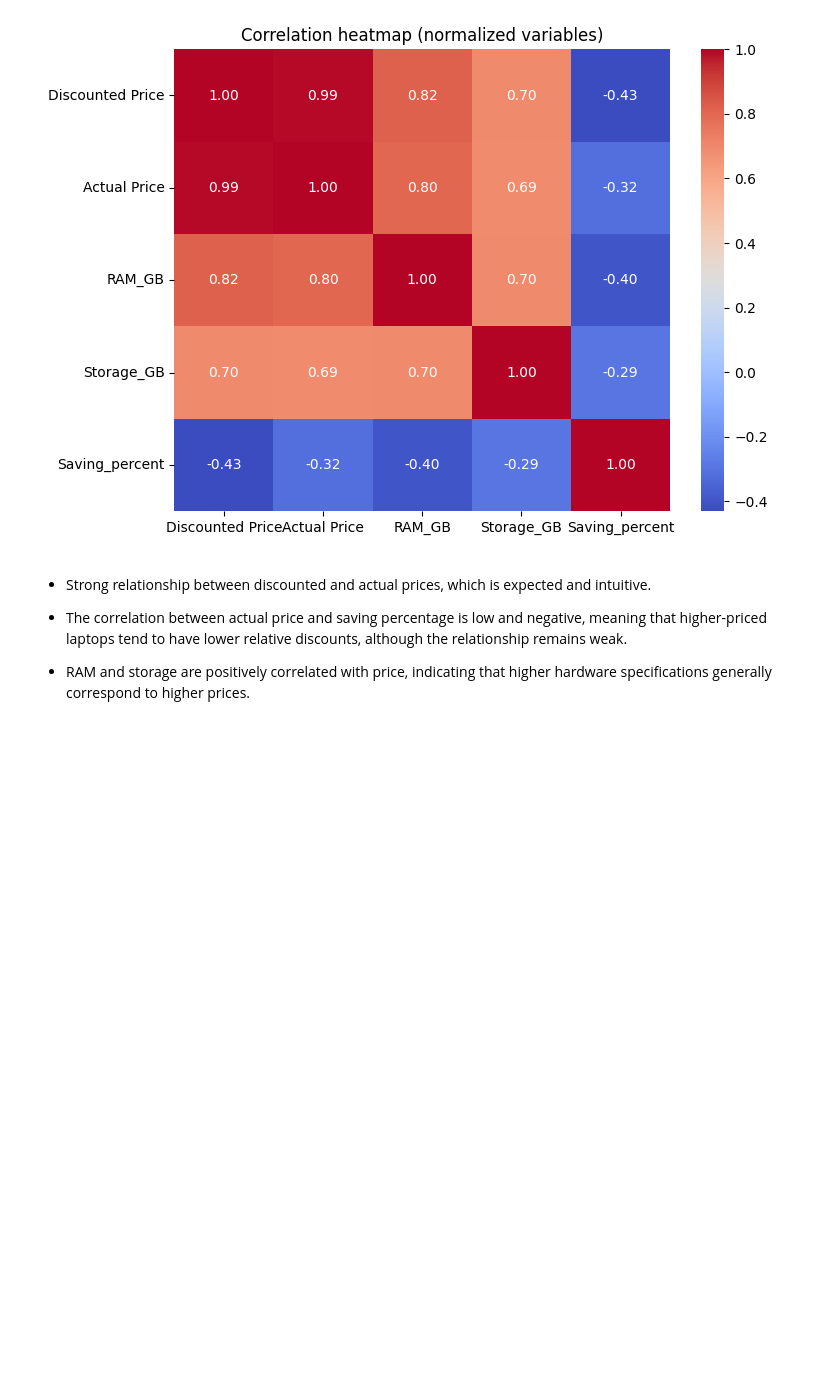
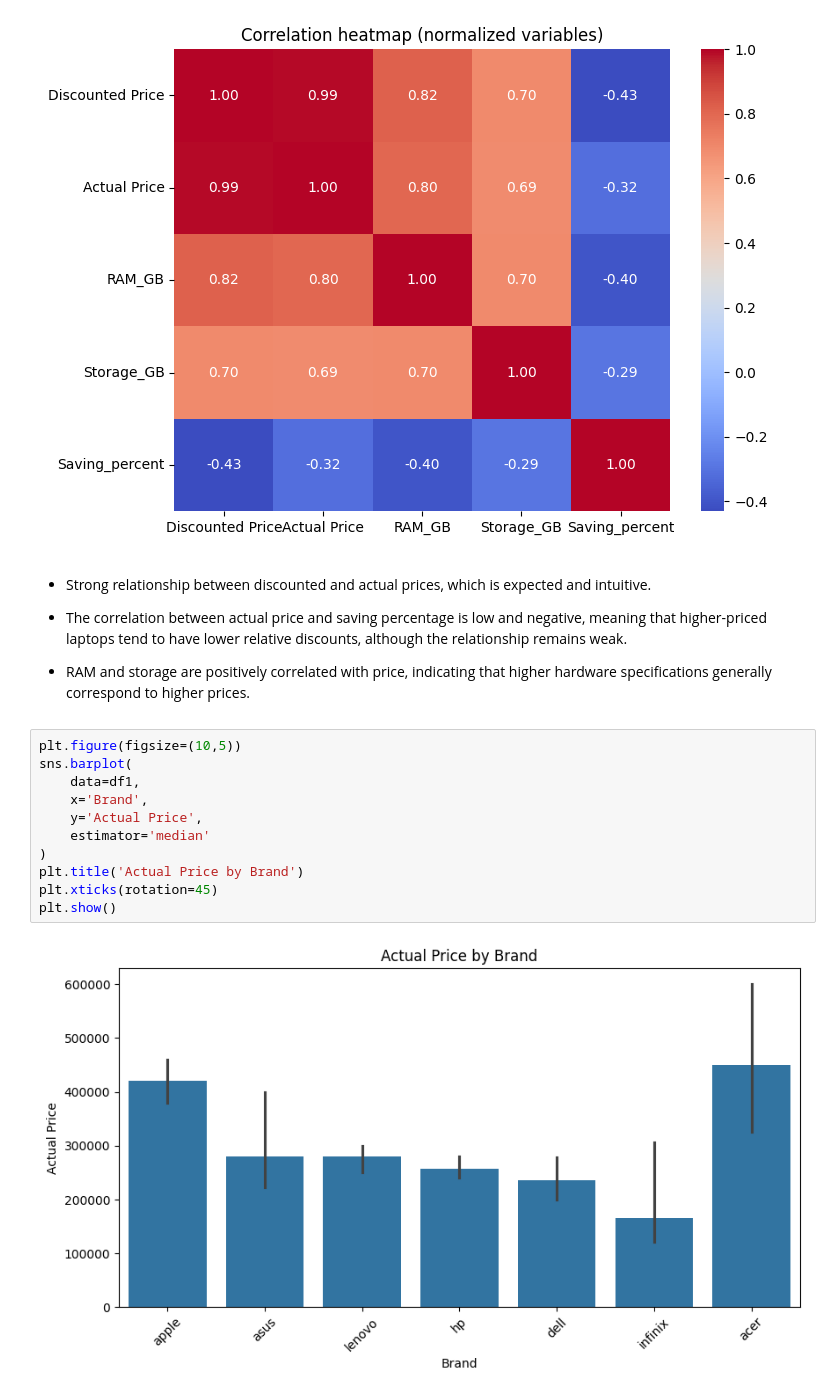
Before and after one commit to Zakaria-Boukeffa/LAPTOP-PRICE-ML, a Jupyter notebook: laptop.ipynb, the cells around one changed output. Drawn from its saved outputs; the diff is of its cells as text; blank space fills up the shorter version.

```diff
--- a/laptop.ipynb
+++ b/laptop.ipynb
@@ -293,3 +303,16 @@ plt.show()
 - The correlation between actual price and saving percentage is low and negative, meaning that higher-priced laptops tend to have lower relative discounts, although the relationship remains weak.
 
 - RAM and storage are positively correlated with price, indicating that higher hardware specifications generally correspond to higher prices.
+# %%
+plt.figure(figsize=(10,5))
+sns.barplot(
+    data=df1,
+    x='Brand',
+    y='Actual Price',
+    estimator='median'
+)
+plt.title('Actual Price by Brand')
+plt.xticks(rotation=45)
+plt.show()
+# %% [output]
+[figure, added]
```
Also changed, not shown: parts of 22 cells of this notebook.
